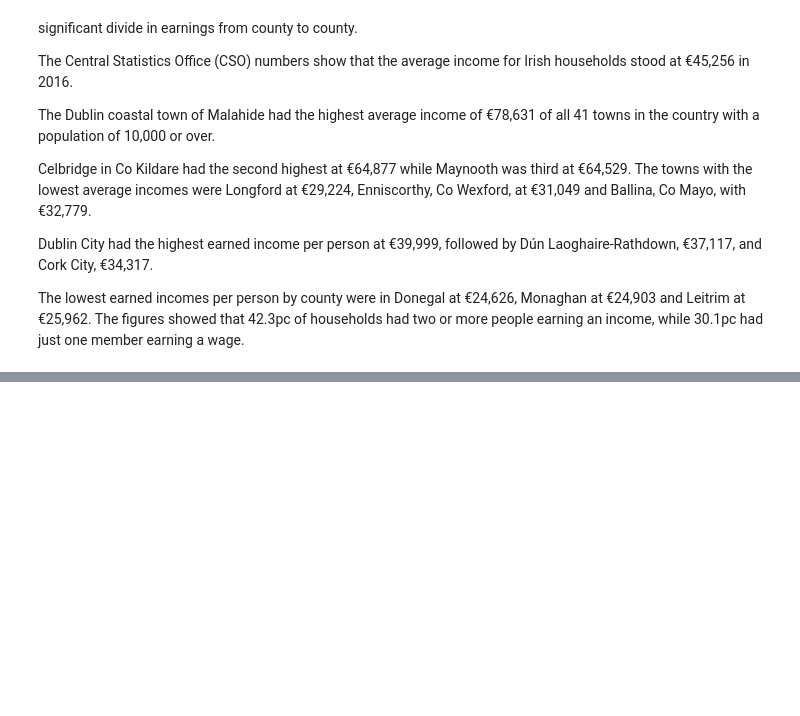
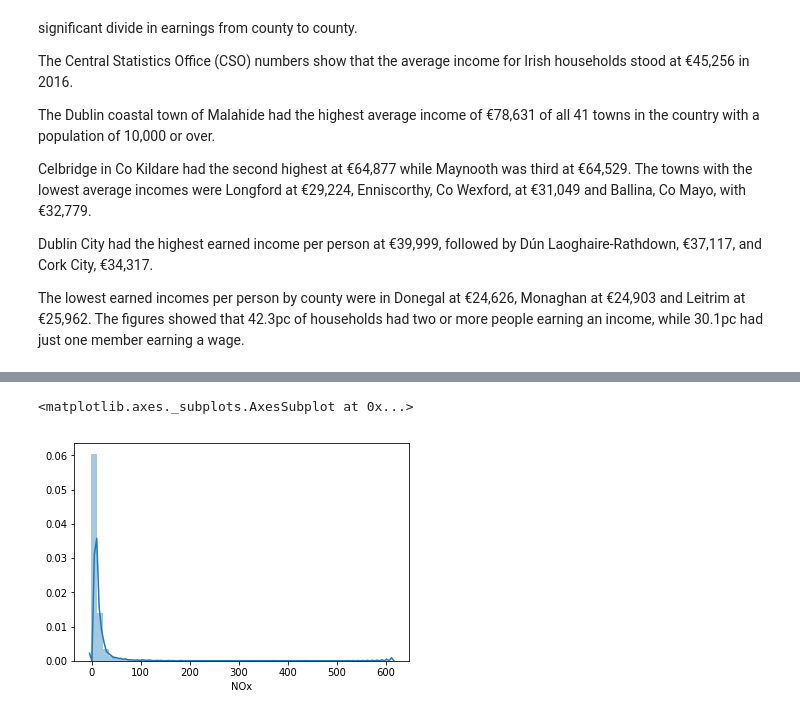
Before and after one commit to Freeha-S/ProgDA_Project, a Jupyter notebook: ProgDA-Project.ipynb, the cells around one changed output, grey strips where cells are left out. Cells and saved outputs as stored; diff of their text form; code cells hidden in the pictures; blank space fills up the shorter version.

```diff
--- a/ProgDA-Project.ipynb
+++ b/ProgDA-Project.ipynb
@@ -170,0 +224,15 @@ KeyError: 'INCOME'
+# %%
+data2=pd.read_csv('Mayo_Castlebar_2018_ugm3_hr.csv', header=None, skiprows=1,names=['Date','Hour','NOx','NO','NO2'])
+#data2=pd.DataFrame([d], )
+data2= data2.dropna(axis=0)
+#data2.columns('Date','Hour','NOx','NO','NO2')
+
+data2.info()
+data2['Date']= pd.to_datetime(data2['Date'])
+data2['Hour']= pd.to_numeric(data2['Hour'],downcast='integer')
+data2['NOx']= pd.to_numeric(data2['NOx'])
+data2['NO']= pd.to_numeric(data2['NO'])
+data2['NO2']= pd.to_numeric(data2['NO2'])
+#data2=.astype({'NOx': 'float64'}).dtypes
+#data2=data2.apply((pd.to_numeric, errors='ignore').info()
+data2.info()
@@ -170,0 +260,5 @@ KeyError: 'INCOME'
+# %%
+sns.distplot(data2['NOx'])
+# %% [output]
+<matplotlib.axes._subplots.AxesSubplot at 0x...>
+[figure, added]
```
Also changed, not shown: parts of 11 cells of this notebook, 2 other files.
